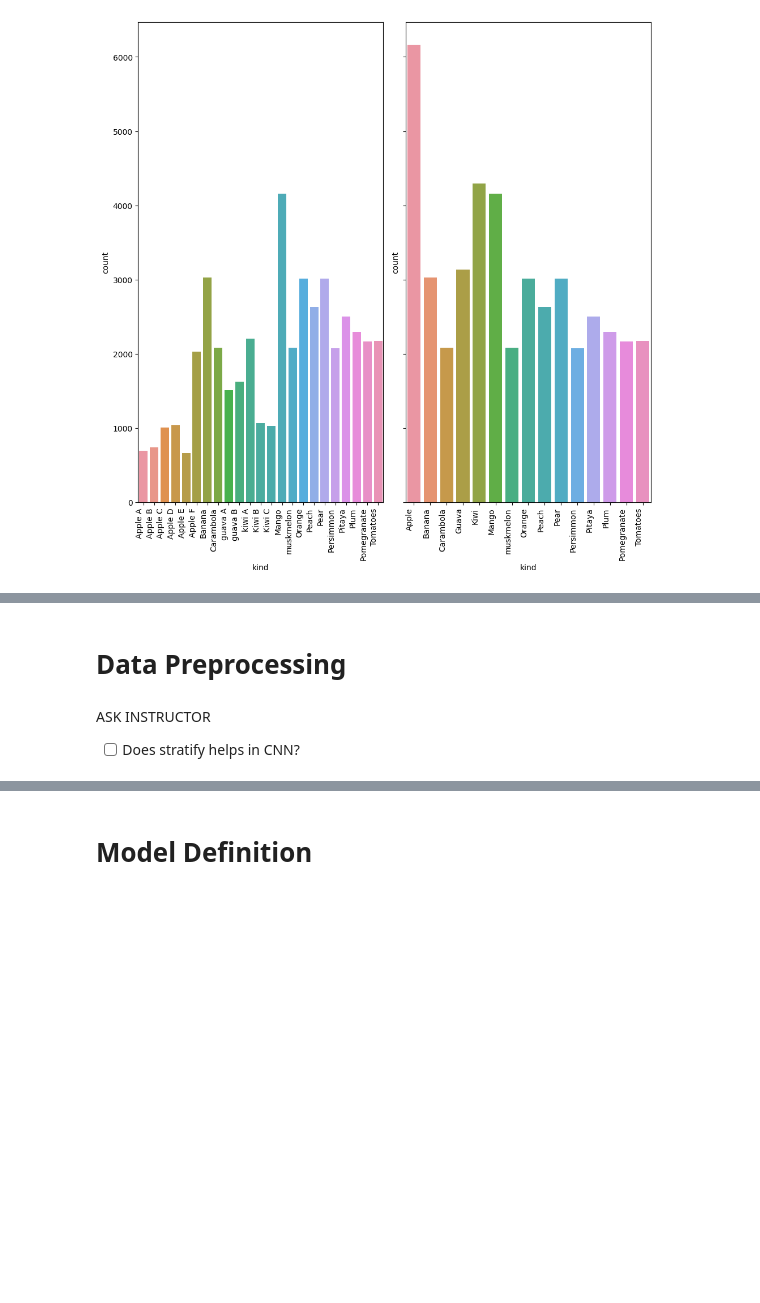
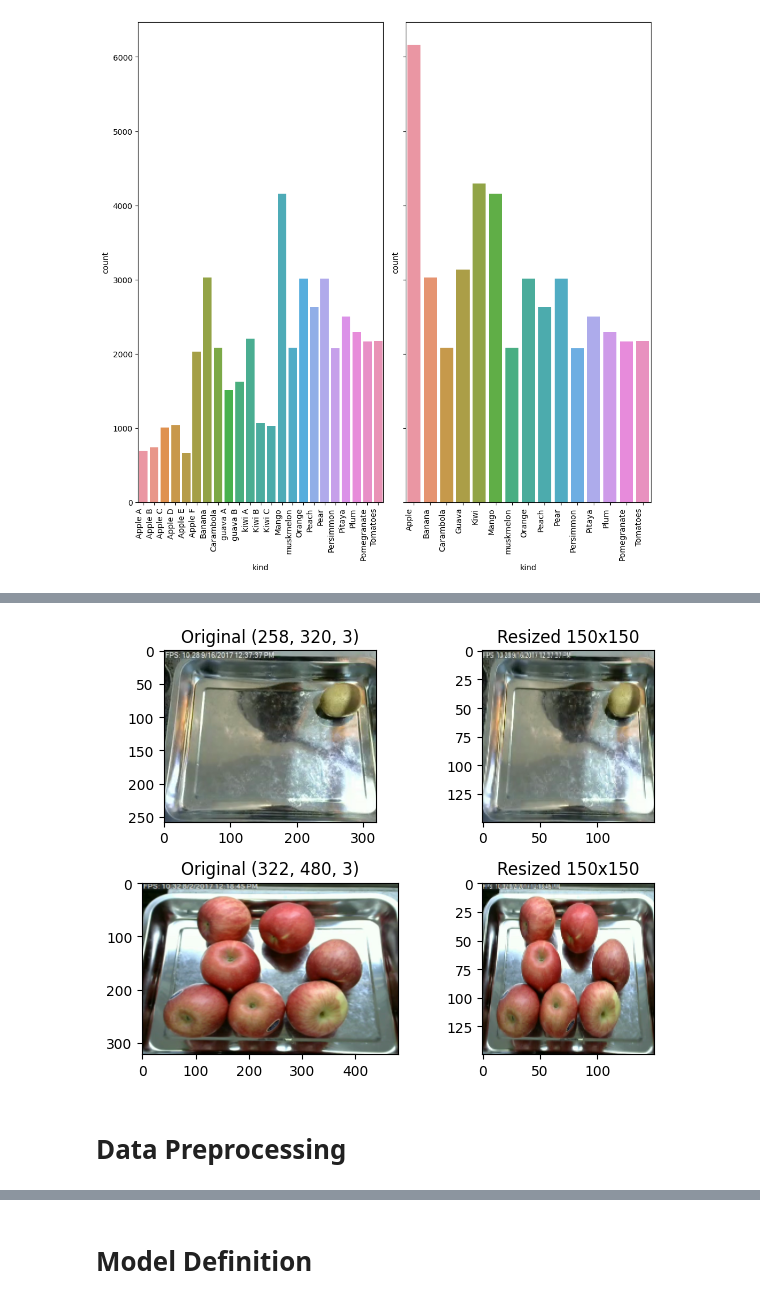
Before and after one commit to jasonrichdarmawan/p2-ml2, a Jupyter notebook: h8dsft_P2M2_jason_rich_darmawan_onggo_putra.ipynb, the cells around one changed output, grey strips where cells are left out. Saved outputs shown, nothing was run; the diff lists cells and outputs as text; code cells hidden in the pictures; blank space fills up the shorter version.

```diff
--- a/h8dsft_P2M2_jason_rich_darmawan_onggo_putra.ipynb
+++ b/h8dsft_P2M2_jason_rich_darmawan_onggo_putra.ipynb
@@ -285,9 +301,39 @@ isolate()
+# %%
+# visualize resize effect
+def isolate():
+    fig, axes = plt.subplots(2,2)
+
+    raw = tf.io.read_file(df_a.sample(n=1).iloc[0]['path'])
+    img = tf.image.decode_png(raw, channels=3)
+
+    axes[0][0].imshow(img)
+    axes[0][0].set_title(f'Original {img.shape}')
+
+    resize = tf.keras.Sequential([
+        tf.keras.layers.Resizing(150,150),
+        # the Resizing output is integers. But it won't
+        tf.keras.layers.Rescaling(1./255)
+    ])
+
+    axes[0][1].imshow(resize(img))
+    axes[0][1].set_title('Resized 150x150')
+
+    raw = tf.io.read_file(df_a.iloc[0]['path'])
+    img = tf.image.decode_png(raw, channels=3)
+
+    axes[1][0].imshow(img)
+    axes[1][0].set_title(f'Original {img.shape}')
+
+    axes[1][1].imshow(resize(img))
+    axes[1][1].set_title('Resized 150x150')
+
+    plt.tight_layout()
+
+isolate()
+# %% [output]
+[figure, added]
 # %% [markdown]
 # Data Preprocessing
-# %% [markdown]
-ASK INSTRUCTOR
-
-- [ ] Does stratify helps in CNN?
 # %%
 # Split data set to train, val, test
 # Keras have validation_split parameter which makes spliting the data set convenient
```
Also changed, not shown: parts of 16 cells of this notebook, 1 other file.
